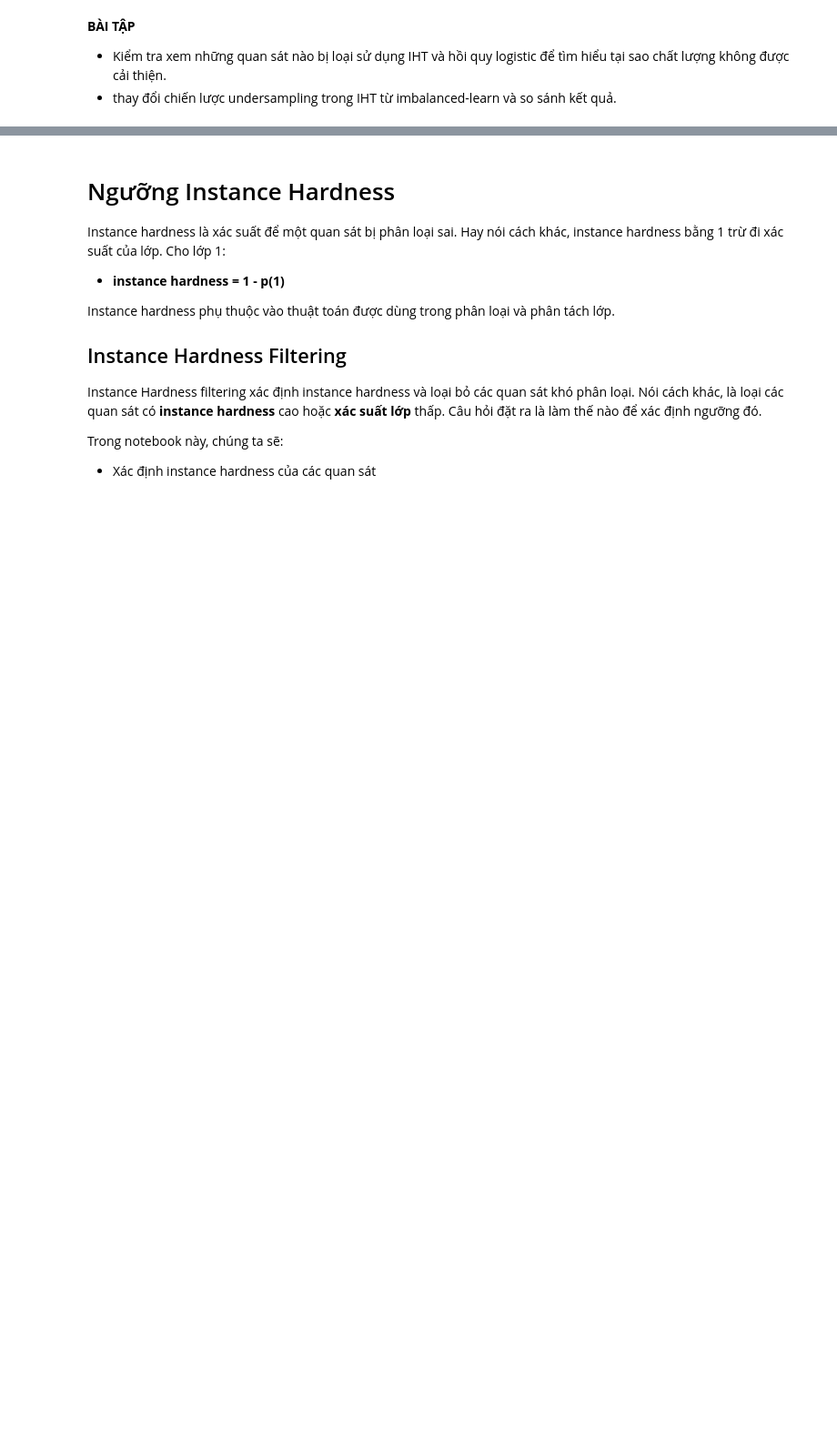
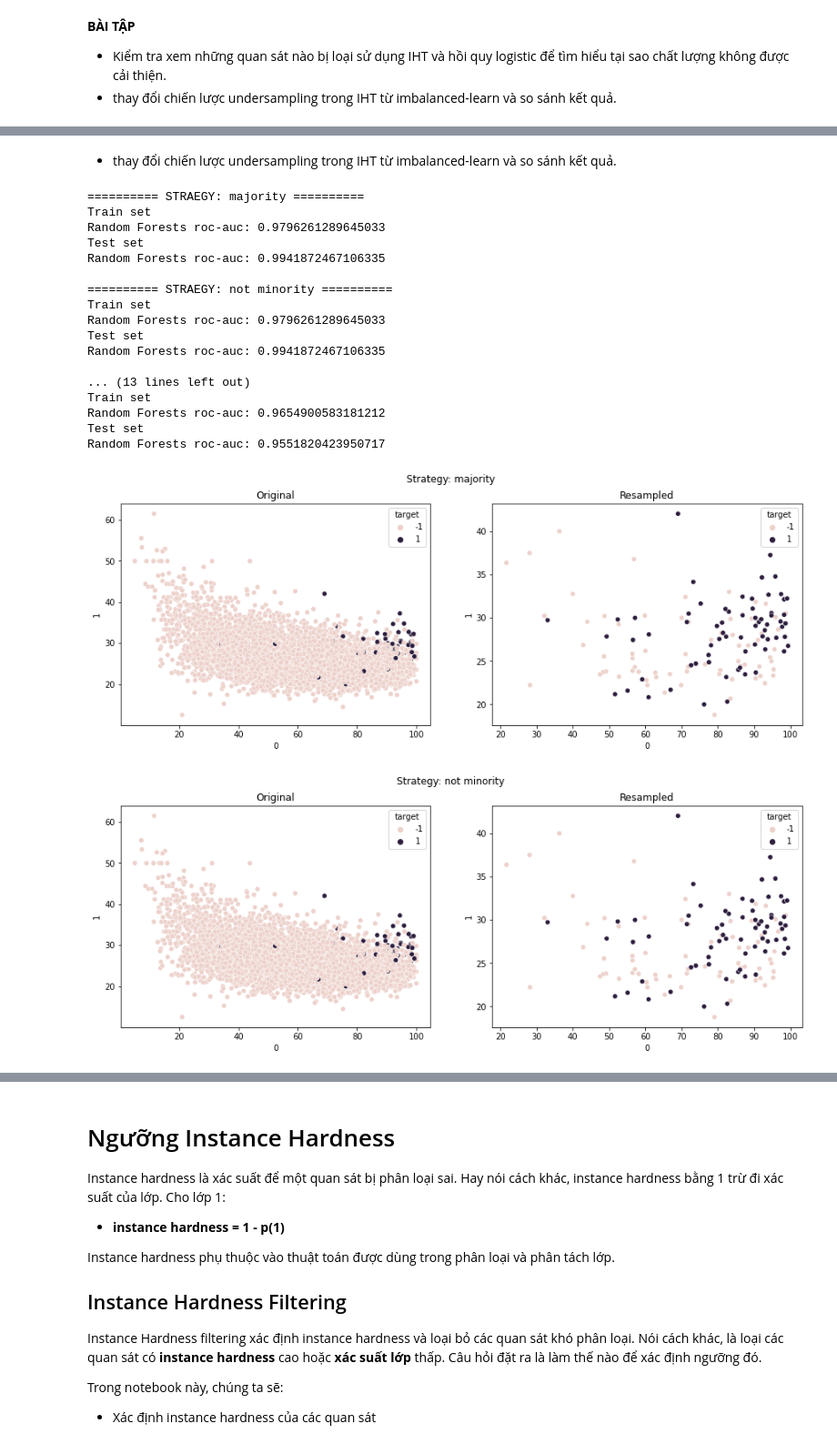
Before and after one commit to ngohongthai/ml-labs, a Jupyter notebook: classification/lab-13-undersampling/[VN]13_4 Ngưỡng Instance Hardness.ipynb, the cells around one changed output, grey strips where cells are left out. Shown at 91% size. Cells and saved outputs as stored; diff of their text form; code cells hidden in the pictures; blank space fills up the shorter version.

```diff
--- a/classification/lab-13-undersampling/[VN]13_4 Ngưỡng Instance Hardness.ipynb
+++ b/classification/lab-13-undersampling/[VN]13_4 Ngưỡng Instance Hardness.ipynb
@@ -846,0 +850,38 @@ ValueError: Could not interpret value `varA` for parameter `x`
+# %% [markdown]
+- thay đổi chiến lược undersampling trong IHT từ imbalanced-learn và so sánh kết quả.
+# %%
+strategies = ['majority', 'not minority', 'all', 'auto', 'not majority']
+for strategy in strategies:
+    iht = InstanceHardnessThreshold(
+        estimator=rf,
+        sampling_strategy=strategy,
+        random_state=0,
+        n_jobs=None,
+        cv=3)
+    print("========== STRAEGY: {} ==========".format(strategy))
+    X_iht, y_iht = iht.fit_resample(X_train, y_train)
+    # Compare accuracy of the undersampled dataset
+    run_randomForests(X_iht, X_test, y_iht, y_test)
+
+    compare_distributions(X_train, y_train, X_iht, y_iht, "0", "1", "Strategy: {}".format(strategy))
+    print('')
+# %% [output]
+========== STRAEGY: majority ==========
+Train set
+Random Forests roc-auc: 0.9796261289645033
+Test set
+Random Forests roc-auc: 0.9941872467106335
+
+========== STRAEGY: not minority ==========
+Train set
+Random Forests roc-auc: 0.9796261289645033
+Test set
+Random Forests roc-auc: 0.9941872467106335
+
+... (13 lines left out)
+Train set
+Random Forests roc-auc: 0.9654900583181212
+Test set
+Random Forests roc-auc: 0.9551820423950717
+[figure, added]
+[figure, added]
```
Also changed, not shown: parts of 18 cells of this notebook.
